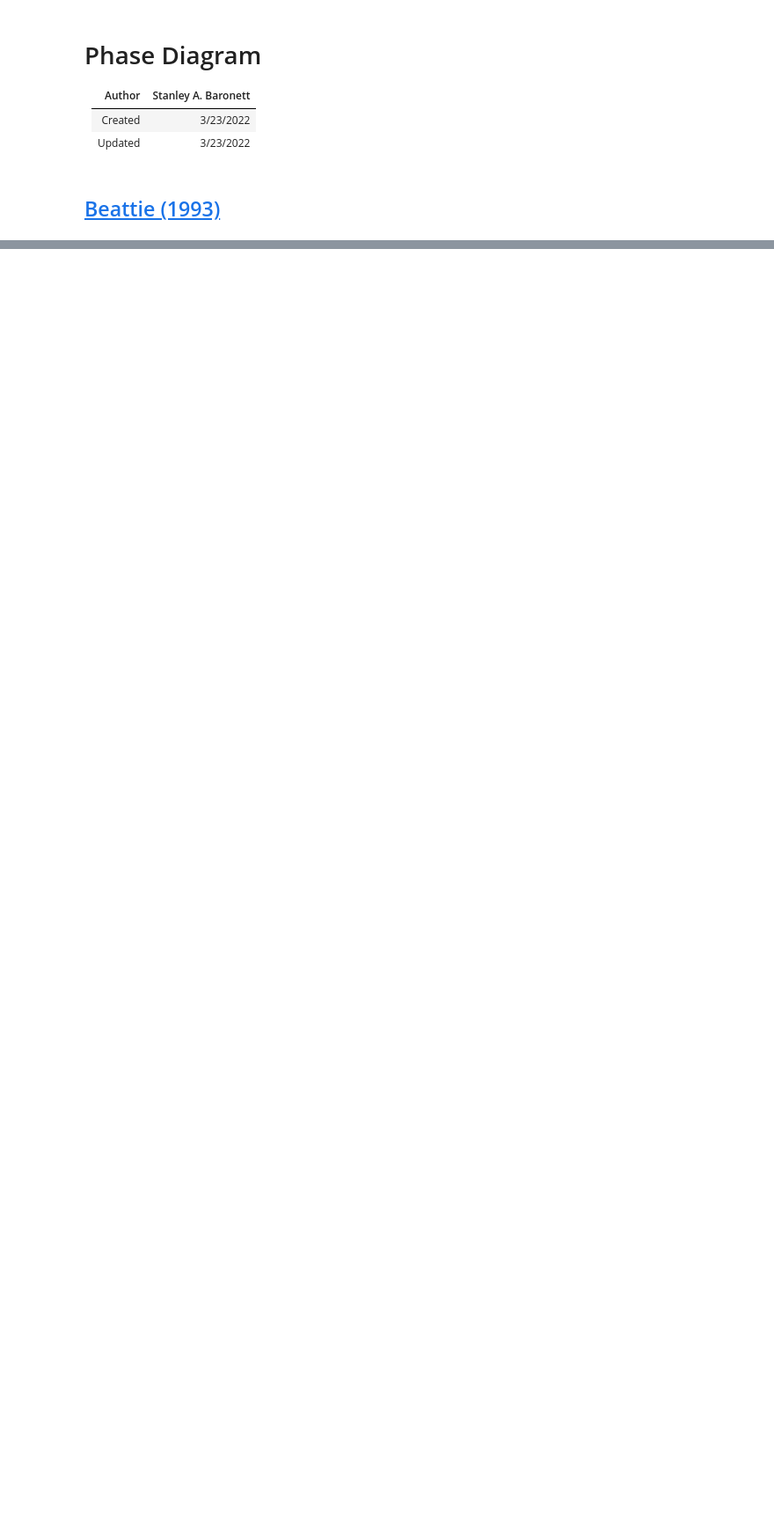
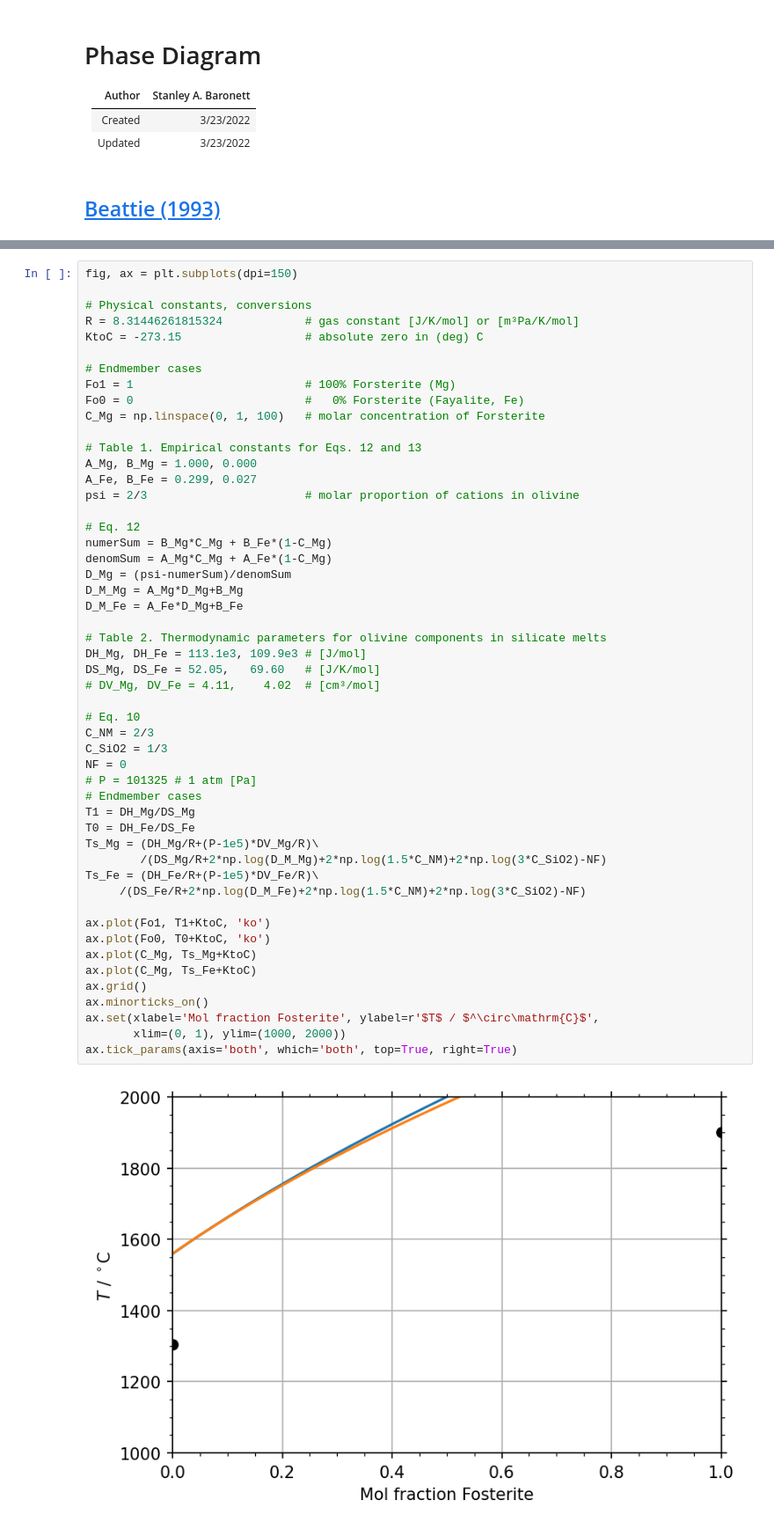
Before and after one commit to sabaronett/geol-710, a Jupyter notebook: PhaseDiagram.ipynb, the cells around one changed output, grey strips where cells are left out. Shown at 88% size. Drawn from its saved outputs; the diff is of its cells as text; blank space fills up the shorter version.

```diff
--- a/PhaseDiagram.ipynb
+++ b/PhaseDiagram.ipynb
@@ -98,0 +82,53 @@ ax.tick_params(axis='both', which='both', top=True, right=True)
+# %%
+fig, ax = plt.subplots(dpi=150)
+
+# Physical constants, conversions
+R = 8.31446261815324            # gas constant [J/K/mol] or [m³Pa/K/mol]
+KtoC = -273.15                  # absolute zero in (deg) C
+
+# Endmember cases
+Fo1 = 1                         # 100% Forsterite (Mg)
+Fo0 = 0                         #   0% Forsterite (Fayalite, Fe)
+C_Mg = np.linspace(0, 1, 100)   # molar concentration of Forsterite
+
+# Table 1. Empirical constants for Eqs. 12 and 13
+A_Mg, B_Mg = 1.000, 0.000
+A_Fe, B_Fe = 0.299, 0.027
+psi = 2/3                       # molar proportion of cations in olivine
+
+# Eq. 12
+numerSum = B_Mg*C_Mg + B_Fe*(1-C_Mg)
+denomSum = A_Mg*C_Mg + A_Fe*(1-C_Mg)
+D_Mg = (psi-numerSum)/denomSum
+D_M_Mg = A_Mg*D_Mg+B_Mg
+D_M_Fe = A_Fe*D_Mg+B_Fe
+
+# Table 2. Thermodynamic parameters for olivine components in silicate melts
+DH_Mg, DH_Fe = 113.1e3, 109.9e3 # [J/mol]
+DS_Mg, DS_Fe = 52.05,   69.60   # [J/K/mol]
+# DV_Mg, DV_Fe = 4.11,    4.02  # [cm³/mol]
+
+# Eq. 10
+C_NM = 2/3
+C_SiO2 = 1/3
+NF = 0
+# P = 101325 # 1 atm [Pa]
+# Endmember cases
+T1 = DH_Mg/DS_Mg
+T0 = DH_Fe/DS_Fe
+Ts_Mg = (DH_Mg/R+(P-1e5)*DV_Mg/R)\
+        /(DS_Mg/R+2*np.log(D_M_Mg)+2*np.log(1.5*C_NM)+2*np.log(3*C_SiO2)-NF)
+Ts_Fe = (DH_Fe/R+(P-1e5)*DV_Fe/R)\
+     /(DS_Fe/R+2*np.log(D_M_Fe)+2*np.log(1.5*C_NM)+2*np.log(3*C_SiO2)-NF)
+
+ax.plot(Fo1, T1+KtoC, 'ko')
+ax.plot(Fo0, T0+KtoC, 'ko')
+ax.plot(C_Mg, Ts_Mg+KtoC)
+ax.plot(C_Mg, Ts_Fe+KtoC)
+ax.grid()
+ax.minorticks_on()
+ax.set(xlabel='Mol fraction Fosterite', ylabel=r'$T$ / $^\circ\mathrm{C}$',
+       xlim=(0, 1), ylim=(1000, 2000))
+ax.tick_params(axis='both', which='both', top=True, right=True)
+# %% [output]
+[figure, added]
```
Also changed, not shown: parts of 8 cells of this notebook.
